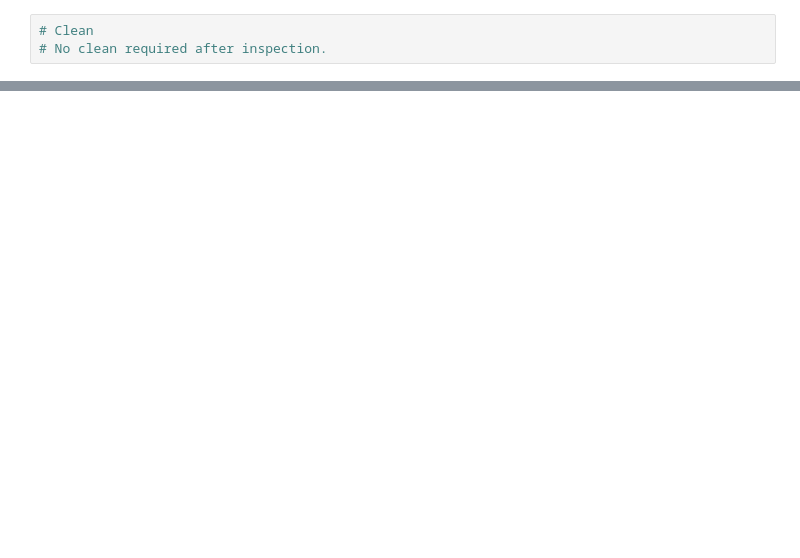
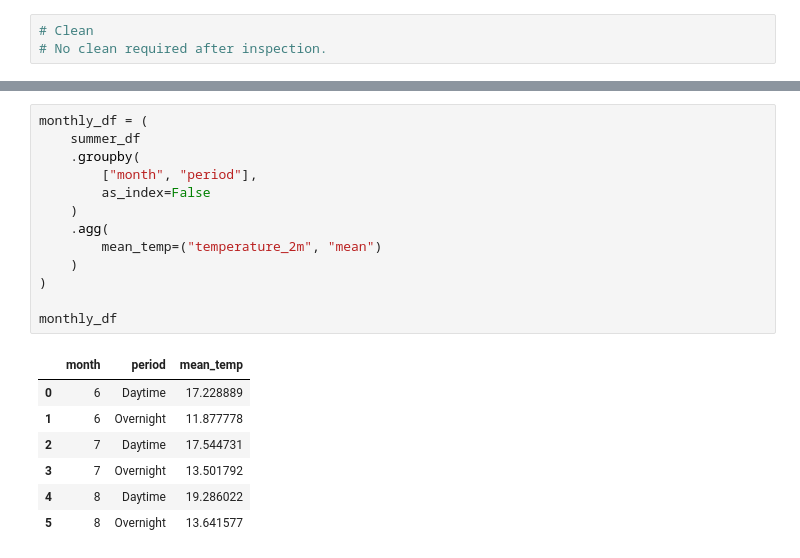
Before and after one commit to BushraElmu/practice-analysis, a Jupyter notebook: 2026-10-03_daytime-vs-overnight-temp-by-month/analysis.ipynb, the cells around one changed output, grey strips where cells are left out. Saved outputs shown, nothing was run; the diff lists cells and outputs as text; blank space fills up the shorter version.

```diff
--- a/2026-10-03_daytime-vs-overnight-temp-by-month/analysis.ipynb
+++ b/2026-10-03_daytime-vs-overnight-temp-by-month/analysis.ipynb
@@ -128,0 +126,21 @@ output_df
+# %%
+monthly_df = (
+    summer_df
+    .groupby(
+        ["month", "period"],
+        as_index=False
+    )
+    .agg(
+        mean_temp=("temperature_2m", "mean")
+    )
+)
+
+monthly_df
+# %% [output]
+|  | month | period | mean_temp |
+| 0 | 6 | Daytime | 17.228889 |
+| 1 | 6 | Overnight | 11.877778 |
+| 2 | 7 | Daytime | 17.544731 |
+| 3 | 7 | Overnight | 13.501792 |
+| 4 | 8 | Daytime | 19.286022 |
+| 5 | 8 | Overnight | 13.641577 |
```
Also changed, not shown: parts of 8 cells of this notebook, 2 other files.
